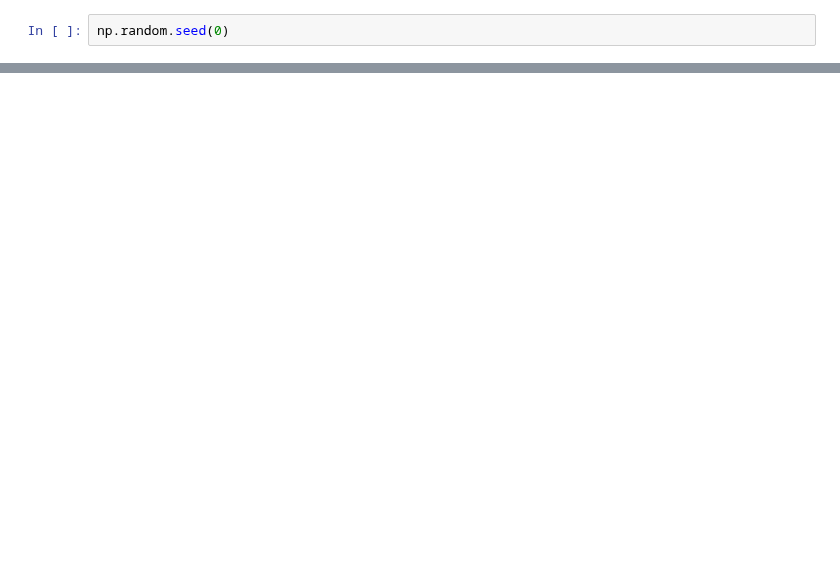
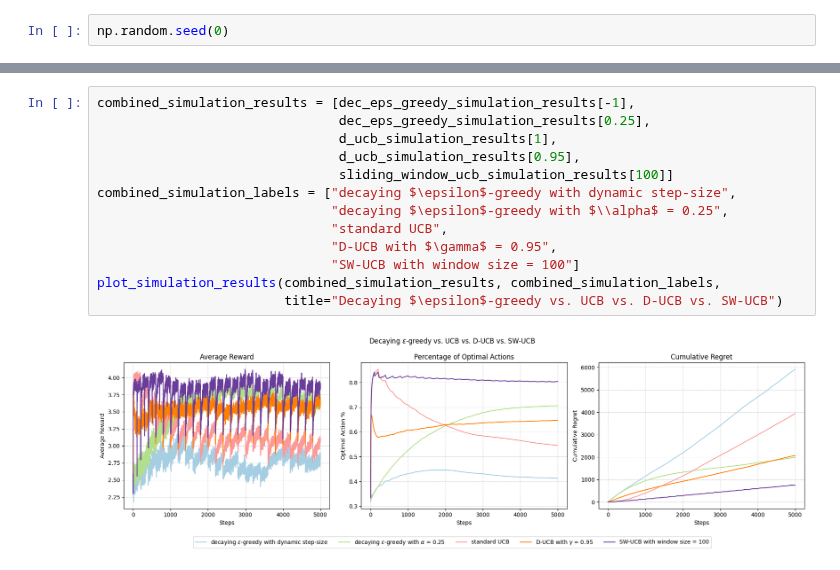
Before and after one commit to kuimetra/reinforcement_learning, a Jupyter notebook: final_project/part1.ipynb, the cells around one changed output, grey strips where cells are left out. Saved outputs shown, nothing was run; the diff lists cells and outputs as text; blank space fills up the shorter version.

```diff
--- a/final_project/part1.ipynb
+++ b/final_project/part1.ipynb
@@ -162,0 +223,15 @@ plot_simulation_results(d_ucb_simulation_results, d_ucb_simulation_labels, title
+# %%
+combined_simulation_results = [dec_eps_greedy_simulation_results[-1],
+                               dec_eps_greedy_simulation_results[0.25],
+                               d_ucb_simulation_results[1],
+                               d_ucb_simulation_results[0.95],
+                               sliding_window_ucb_simulation_results[100]]
+combined_simulation_labels = ["decaying $\epsilon$-greedy with dynamic step-size",
+                              "decaying $\epsilon$-greedy with $\\alpha$ = 0.25",
+                              "standard UCB",
+                              "D-UCB with $\gamma$ = 0.95",
+                              "SW-UCB with window size = 100"]
+plot_simulation_results(combined_simulation_results, combined_simulation_labels,
+                        title="Decaying $\epsilon$-greedy vs. UCB vs. D-UCB vs. SW-UCB")
+# %% [output]
+[figure, added]
```
Also changed, not shown: parts of 12 cells of this notebook.
